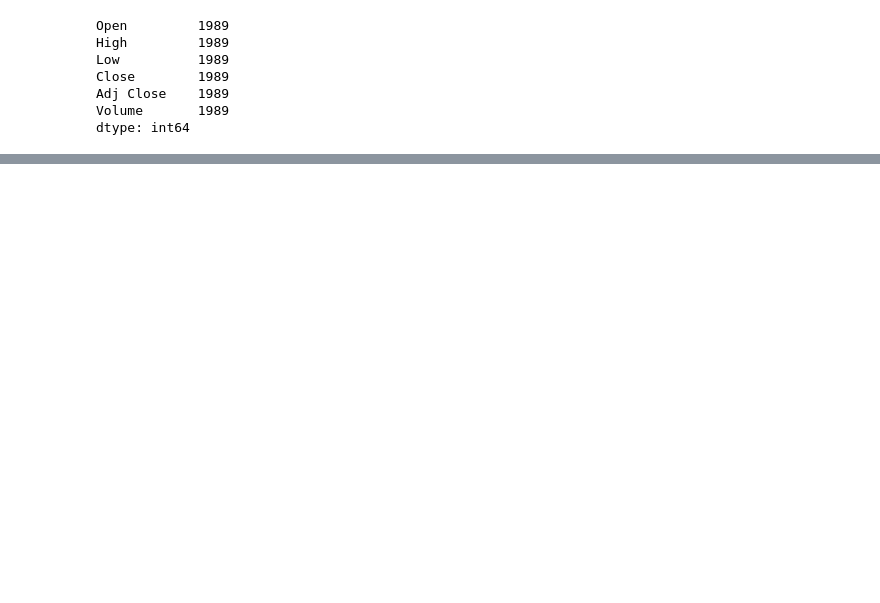
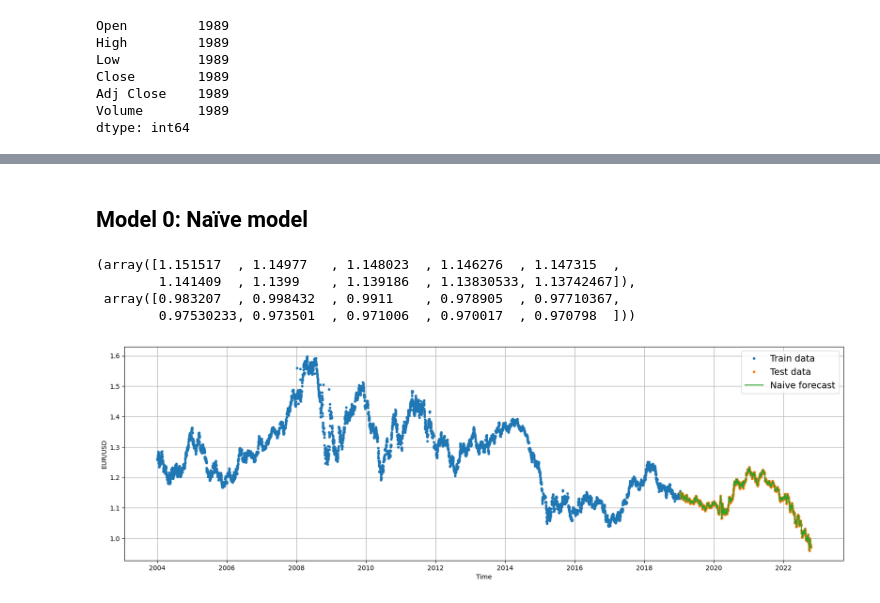
Before and after one commit to ducnguyenw02/Forex-prediction-EURUSD, a Jupyter notebook: forex-prediction-eurusd.ipynb, the cells around one changed output, grey strips where cells are left out. Cells and saved outputs as stored; diff of their text form; code cells hidden in the pictures; blank space fills up the shorter version.

```diff
--- a/forex-prediction-eurusd.ipynb
+++ b/forex-prediction-eurusd.ipynb
@@ -185,0 +227,18 @@ dtype: int64
+# %% [markdown]
+## Model 0:  Naïve model
+# %%
+# Khởi tạo
+naive_forecast = y_test[:-1] # Khởi tạo không bao gồm giá trị cuối cùng
+naive_forecast[:10], naive_forecast[-10:]
+# %% [output]
+(array([1.151517  , 1.14977   , 1.148023  , 1.146276  , 1.147315  ,
+        1.141409  , 1.1399    , 1.139186  , 1.13830533, 1.13742467]),
+ array([0.983207  , 0.998432  , 0.9911    , 0.978905  , 0.97710367,
+        0.97530233, 0.973501  , 0.971006  , 0.970017  , 0.970798  ]))
+# %%
+plt.figure(figsize=(20, 6))
+plot_time_series(timesteps=X_train, values=y_train, label="Train data")
+plot_time_series(timesteps=X_test, values=y_test, label="Test data")
+plot_time_series(timesteps=X_test[1:], values=naive_forecast, format="-", label="Naive forecast");
+# %% [output]
+[figure, added]
```
Also changed, not shown: parts of 50 cells of this notebook.
